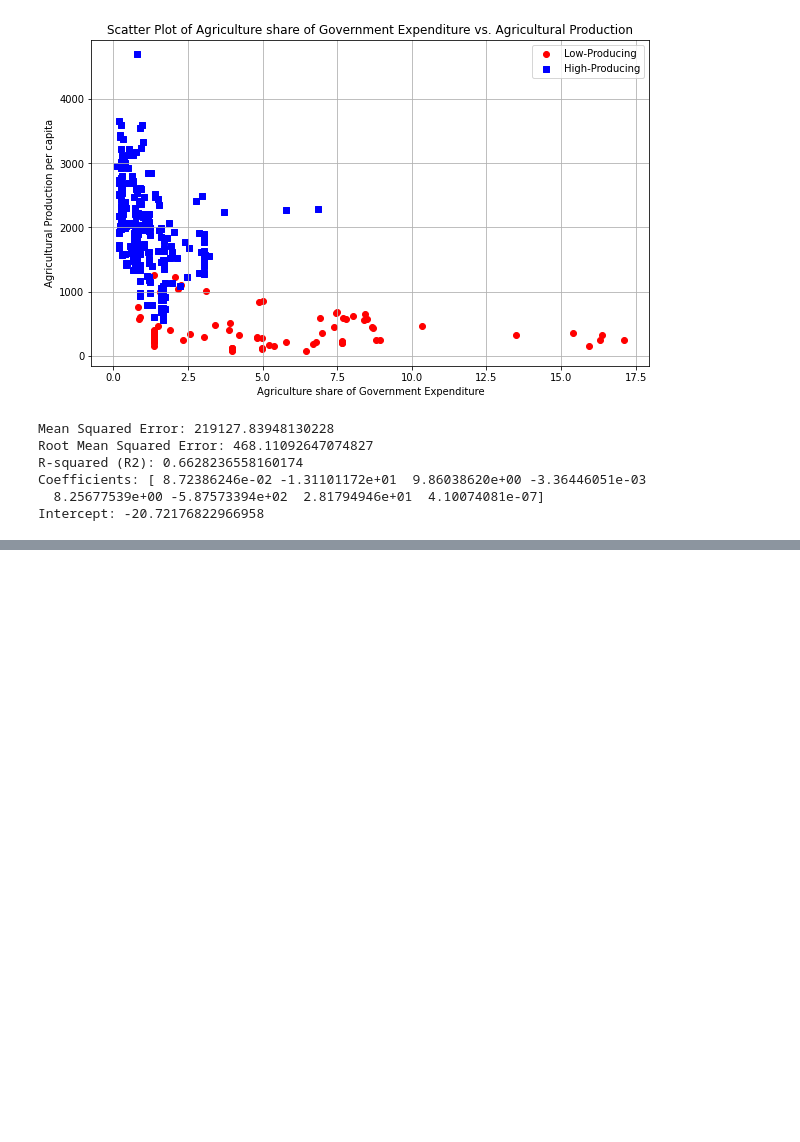
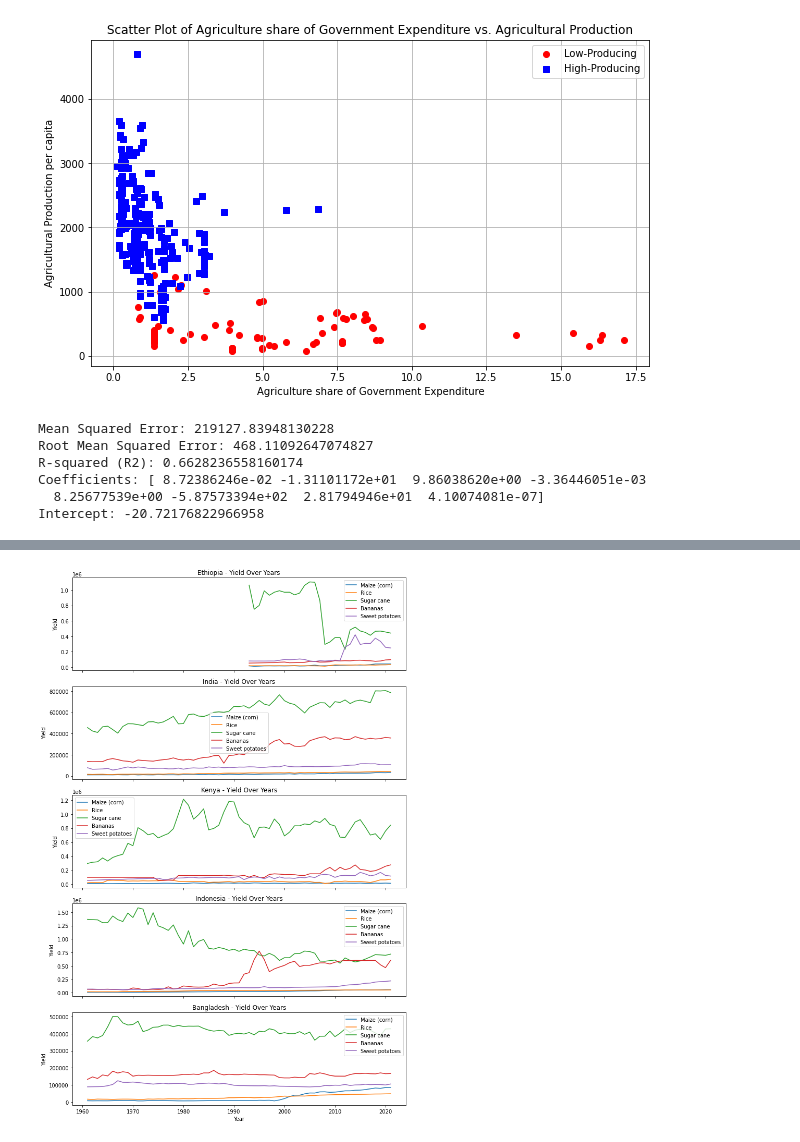
Before and after one commit to saumyasucharita/Agriculture-Data-Analysis, a Jupyter notebook: Exploratory Agriculture Data Analysis-FAOSTAT.ipynb, the cells around one changed output, grey strips where cells are left out. Drawn from its saved outputs; the diff is of its cells as text; code cells hidden in the pictures; blank space fills up the shorter version.

```diff
--- a/Exploratory Agriculture Data Analysis-FAOSTAT.ipynb
+++ b/Exploratory Agriculture Data Analysis-FAOSTAT.ipynb
@@ -1205,0 +1302,20 @@ Intercept: -20.72176822966958
+# %%
+# Create subplots
+fig, axes = plt.subplots(nrows=len(countries_group2), ncols=1, figsize=(10, 15), sharex=True)
+#Plot Yield vs Time
+for i, country in enumerate(countries_group2):
+    country_data = filtered_df[filtered_df['Country'] == country]
+    axes[i].set_title(f'{country} - Yield Over Years')
+
+    for crop in crops:
+        crop_data = country_data[country_data['Item'] == crop]
+        axes[i].plot(crop_data['Year'], crop_data['Yield'], label=crop)
+
+    axes[i].set_ylabel('Yield')
+    axes[i].legend()
+
+plt.xlabel('Year')
+plt.tight_layout()
+plt.show()
+# %% [output]
+[figure, added]
```
Also changed, not shown: parts of 7 cells of this notebook, 4 other files.
